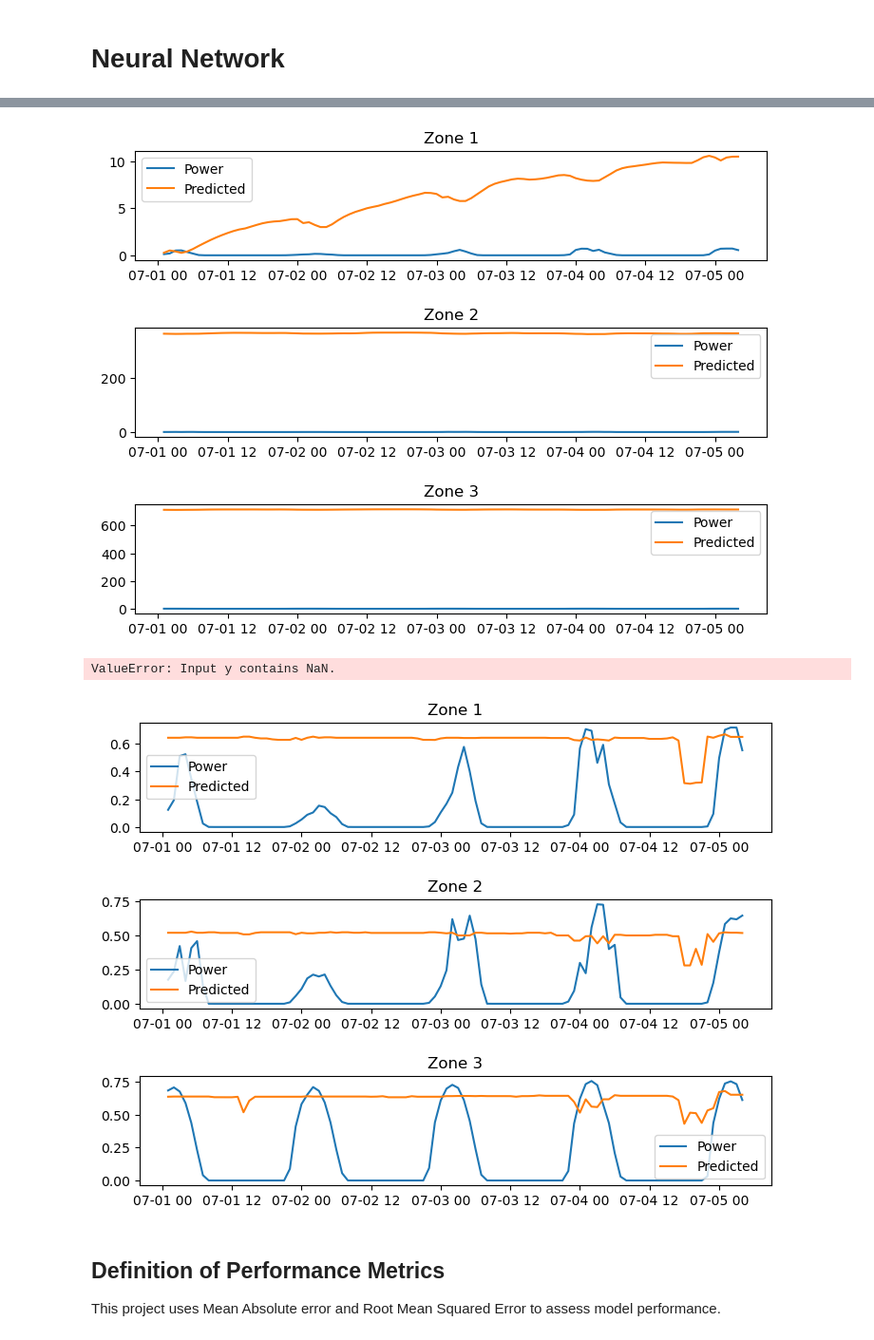
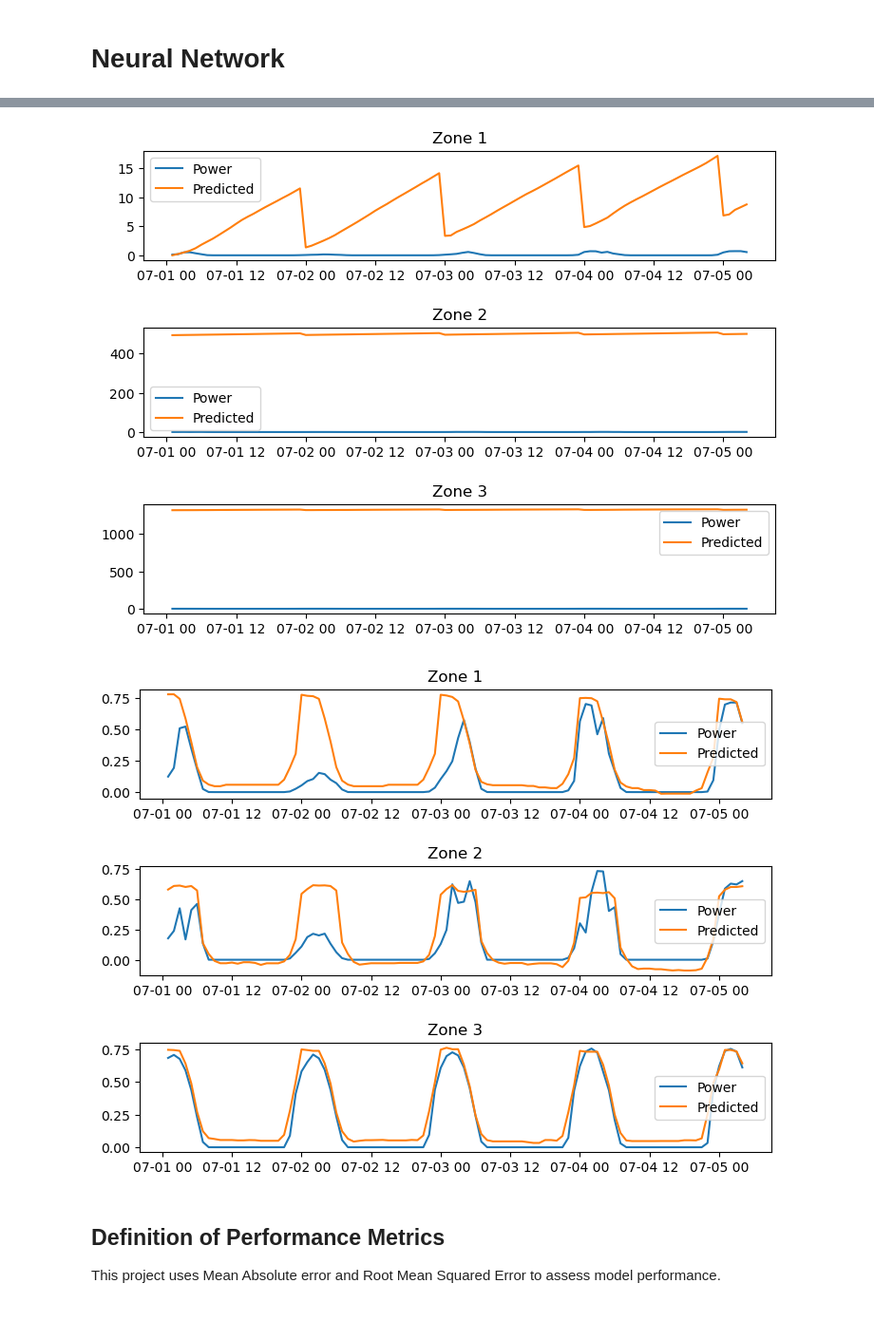
Before and after one commit to antoniolang1107/Solar-Power, a Jupyter notebook: solar.ipynb, the cells around one changed output, grey strips where cells are left out. Shown at 95% size. Saved outputs shown, nothing was run; the diff lists cells and outputs as text; code cells hidden in the pictures.

Commit message:
NN predictions are wild, boosted regressor's are reasonable

```diff
--- a/solar.ipynb
+++ b/solar.ipynb
@@ -296,22 +296,14 @@ add_time_vars = ['MONTH', 'SEASON', 'HOUR']
 
 # for i in range(1):
 for i in range(0, len(train_data)):
-    # train_test_data = [train_data[i].copy(), test_data[i].copy()]
-    # for dataset in train_test_data:
-    #     dataset.drop(drop_variables, axis=1)
-    #     train_power = train_copy.pop("POWER")
-    #     regressor = MLPRegressor(random_state=1, max_iter=3000).fit(train_copy,train_power)
-    #     nn_prediction = regressor.predict(test_copy)
-    #     nn_prediction[nn_prediction < 0] = 0
-    #     nn_predictions.append(nn_prediction)
-    # train_time_vars = train_time[0][add_time_vars].copy().reset_index()
-    # test_time_vars = test_time[i][add_time_vars].copy().reset_index()
+    train_time_vars = train_time[0][add_time_vars].copy().reset_index()
+    test_time_vars = test_time[i][add_time_vars].copy().reset_index()
     train_copy = train_data[i].copy().reset_index()
     train_copy = train_copy.drop(drop_variables, axis=1)
-    # train_copy = pd.concat([train_copy, train_time_vars], axis=1)
+    train_copy = pd.concat([train_copy, train_time_vars], axis=1)
     test_copy = test_data[i].copy().reset_index()
     test_copy = test_copy.drop(drop_variables, axis=1)
-    # test_copy = pd.concat([test_copy, test_time_vars], axis=1)
+    test_copy = pd.concat([test_copy, test_time_vars], axis=1)
     train_power = train_copy.pop("POWER")
     test_power = test_copy.pop("POWER")
     regressor = MLPRegressor(random_state=1, max_iter=3000).fit(train_copy,train_power)
@@ -345,7 +320,7 @@ for i in range(0, len(nn_predictions)):
     axis[i].set_title(f"Zone {i+1}")
     axis[i].legend(['Power','Predicted'])
 # %% [output]
-[figure, old version]
+[figure, new version]
 # %%
 from sklearn.ensemble import HistGradientBoostingRegressor
 boosted_predictions = []
@@ -354,12 +329,12 @@ drop_variables = ['VAR78', 'VAR79', 'VAR134', 'VAR164', 'mVAR169', 'mVAR178', 'm
 add_time_vars = ['MONTH', 'SEASON', 'HOUR']
 
 for i in range (0, len(train_data)):
-    train_time_vars = train_time[0][add_time_vars].copy()
-    test_time_vars = test_time[i][add_time_vars].copy()
-    train_copy = train_data[i].copy()
+    train_time_vars = train_time[0][add_time_vars].copy().reset_index()
+    test_time_vars = test_time[i][add_time_vars].copy().reset_index()
+    train_copy = train_data[i].copy().reset_index()
     train_copy = train_copy.drop(drop_variables, axis=1)
     train_copy = pd.concat([train_copy, train_time_vars], axis=1)
-    test_copy = test_data[i].copy()
+    test_copy = test_data[i].copy().reset_index()
     test_copy = test_copy.drop(drop_variables, axis=1)
     test_copy = pd.concat([test_copy, test_time_vars], axis=1)
     train_power = train_copy.pop("POWER")
@@ -369,19 +344,17 @@ for i in range (0, len(train_data)):
     prediction = est.predict(test_copy)
     # prediction[prediction < 0] = 0
     boosted_predictions.append(prediction)
-# %% [output]
-ValueError: Input y contains NaN.
 # %%
 figure, axis = plt.subplots(3,1)
 figure.tight_layout(pad=3)
 
 for i in range(0, len(boosted_predictions)):
-    axis[i].plot(test_time[i][:100], test_data[i]['POWER'][:100])
-    axis[i].plot(test_time[i][:100], boosted_predictions[i][:100])
+    axis[i].plot(test_time[i]['TIMESTAMP'][:100], test_data[i]['POWER'][:100])
+    axis[i].plot(test_time[i]['TIMESTAMP'][:100], boosted_predictions[i][:100])
     axis[i].set_title(f"Zone {i+1}")
     axis[i].legend(['Power','Predicted'])
 # %% [output]
-[figure, old version]
+[figure, new version]
 # %% [markdown]
 ## Definition of Performance Metrics
 This project uses Mean Absolute error and Root Mean Squared Error to assess model performance.
```
Also changed, not shown: parts of 3 cells of this notebook.
